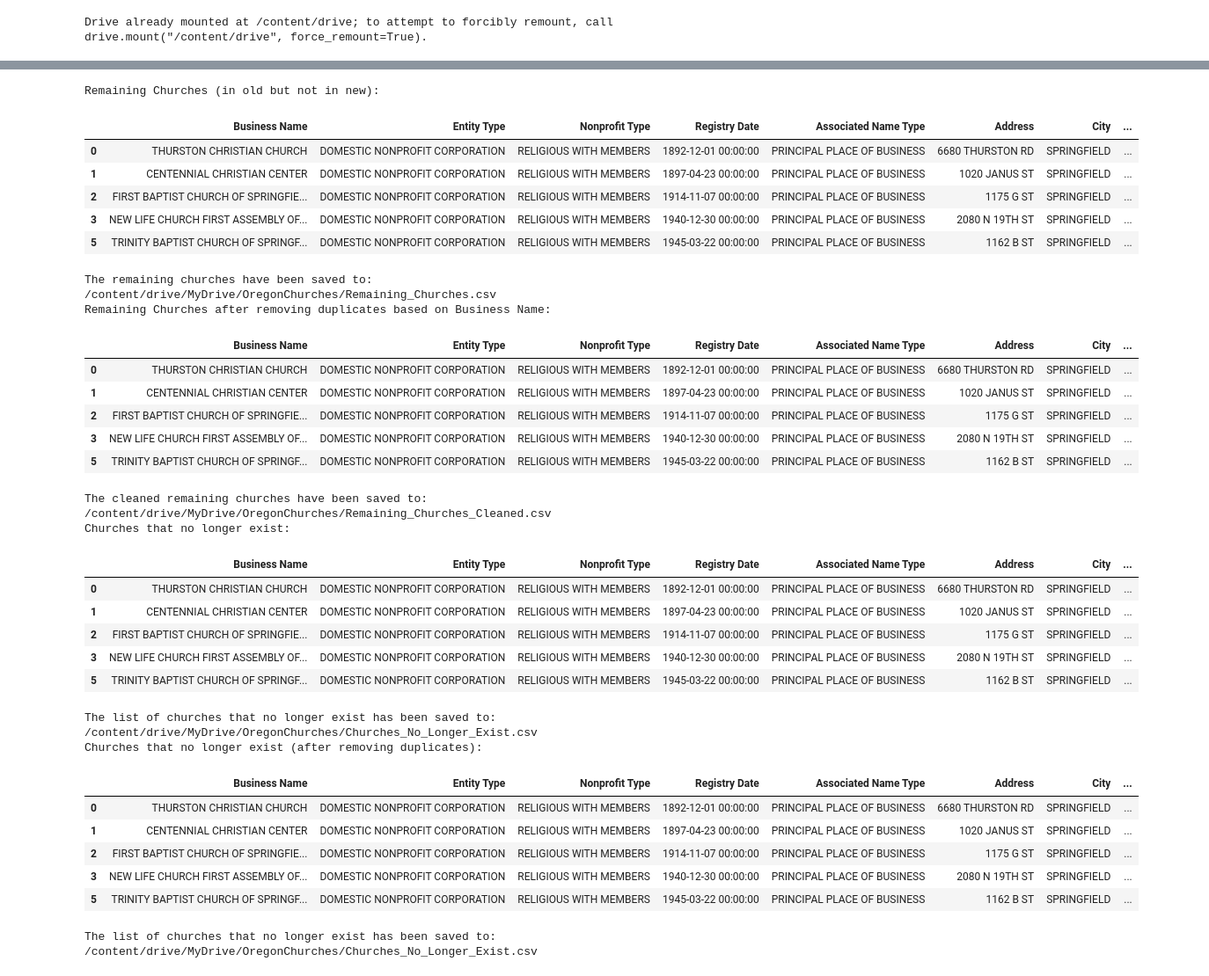
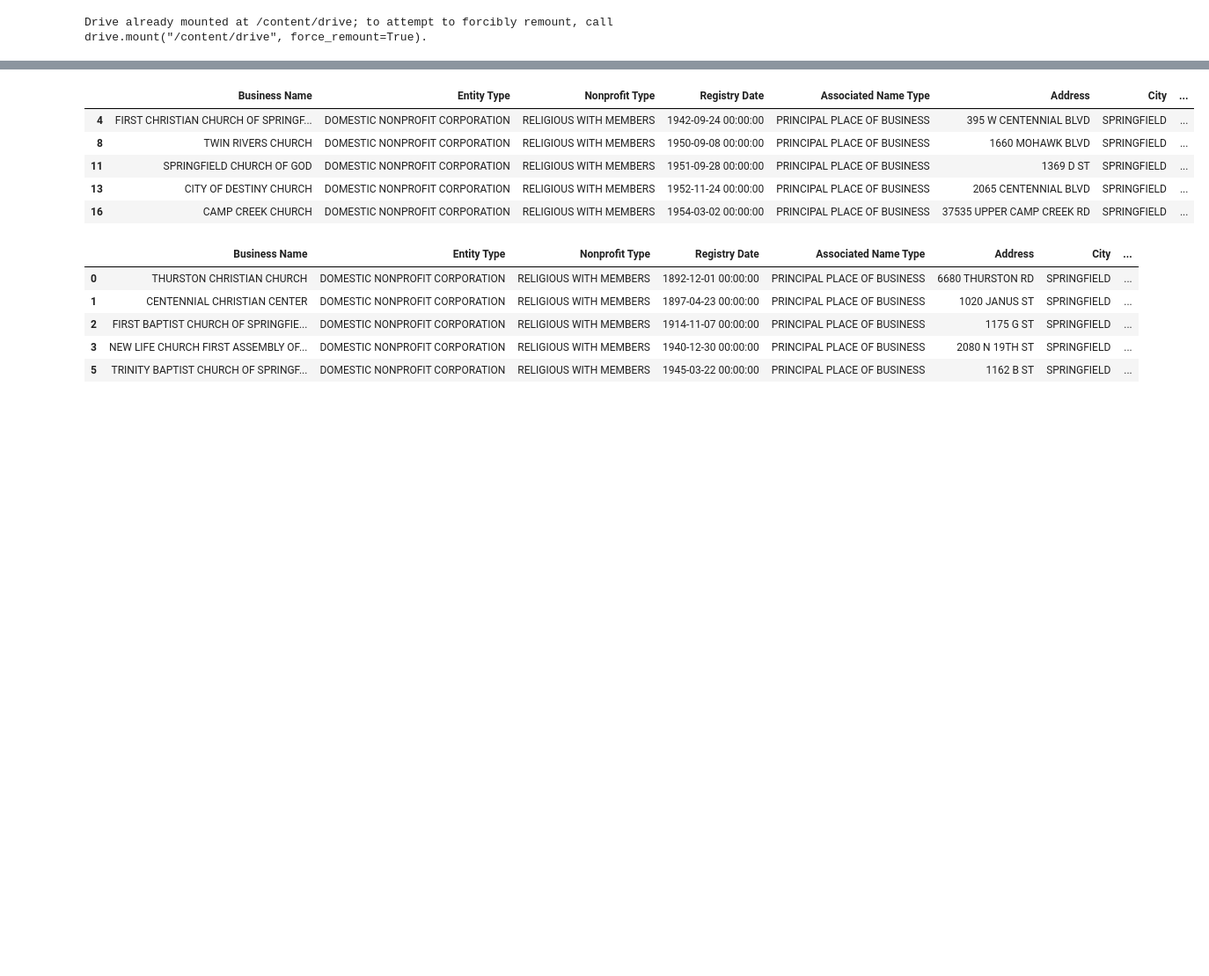
Before and after one commit to dlee67/GlooHackathon, a Jupyter notebook: src/GlooHackathon.ipynb, the cells around one changed output, grey strips where cells are left out. Shown: that part at 88% size. Saved outputs shown, nothing was run; the diff lists cells and outputs as text; code cells hidden in the pictures; blank space fills up the shorter version.

```diff
--- a/src/GlooHackathon.ipynb
+++ b/src/GlooHackathon.ipynb
@@ -30,13 +30,10 @@ common_columns_3 = [col for col in common_columns if col in df_old_3.columns]
 df_old_1_filtered = df_old_1[common_columns_1]
 df_old_2_filtered = df_old_2[common_columns_2]
 df_old_3_filtered = df_old_3[common_columns_3]
-
 df_old_merged = pd.concat([df_old_1_filtered, df_old_2_filtered, df_old_3_filtered], ignore_index=True)
 
 df_latest = pd.read_csv(latest_churches)
-
 df_latest.columns = df_latest.columns.str.strip()
-
 df_latest_renamed = df_latest.rename(columns={
     'NAME': 'Business Name',
     'STREET': 'Address',
@@ -46,6 +43,10 @@ df_latest_renamed = df_latest.rename(columns={
 })
 
 df_latest_filtered = df_latest_renamed[[col for col in common_columns if col in df_latest_renamed.columns]]
+df_latest_filtered = df_latest_filtered[df_latest_filtered['Business Name'].str.contains('church', case=False, na=False)]
+df_latest_filtered_file = '/content/drive/MyDrive/OregonChurches/Churches_Latest.csv'
+df_latest_filtered.to_csv(df_latest_filtered_file, index=False)
+
 display(df_old_merged.head())
 display(df_latest_filtered.head())
 # %% [output]
@@ -84,47 +65,25 @@ Aligned Latest Churches:
 # %%
-remaining_churches = df_old_merged[~df_old_merged['Business Name'].isin(df_latest_filtered['Business Name'])]
-remaining_churches_file = '/content/drive/MyDrive/OregonChurches/Remaining_Churches.csv'
-remaining_churches.to_csv(remaining_churches_file, index=False)
+remaining_churches = df_old_merged[df_old_merged['Business Name'].isin(df_latest_filtered['Business Name'])]
 remaining_churches_cleaned = remaining_churches.drop_duplicates(subset=['Business Name'])
-remaining_churches_cleaned_file = '/content/drive/MyDrive/OregonChurches/Remaining_Churches_Cleaned.csv'
-remaining_churches_cleaned.to_csv(remaining_churches_cleaned_file, index=False)
+remaining_churches_file = '/content/drive/MyDrive/OregonChurches/Remaining_Churches_Cleaned.csv'
+remaining_churches_cleaned.to_csv(remaining_churches_file, index=False)
 display(remaining_churches_cleaned.head())
 
 churches_no_longer_exist = df_old_merged[~df_old_merged['Business Name'].isin(df_latest_filtered['Business Name'])]
-churches_no_longer_exist = churches_no_longer_exist.drop_duplicates(subset=['Business Name'])
-no_longer_exist_file = '/content/drive/MyDrive/OregonChurches/Churches_No_Longer_Exist.csv'
-churches_no_longer_exist.to_csv(no_longer_exist_file, index=False)
-display(churches_no_longer_exist.head())
+churches_no_longer_exist_cleaned = churches_no_longer_exist.drop_duplicates(subset=['Business Name'])
+no_longer_exist_file = '/content/drive/MyDrive/OregonChurches/Churches_No_Longer_Exist_Cleaned.csv'
+churches_no_longer_exist_cleaned.to_csv(no_longer_exist_file, index=False)
+display(churches_no_longer_exist_cleaned.head())
 # %% [output]
-Remaining Churches (in old but not in new):
 |  | Business Name | Entity Type | Nonprofit Type | Registry Date | Associated Name Type | Address | City | ... |
-| 0 | THURSTON CHRISTIAN CHURCH | DOMESTIC NONPROFIT CORPORATION | RELIGIOUS WITH MEMBERS | 1892-12-01 00:00:00 | PRINCIPAL PLACE OF BUSINESS | 6680 THURSTON RD | SPRINGFIELD | ... |
-| 1 | CENTENNIAL CHRISTIAN CENTER | DOMESTIC NONPROFIT CORPORATION | RELIGIOUS WITH MEMBERS | 1897-04-23 00:00:00 | PRINCIPAL PLACE OF BUSINESS | 1020 JANUS ST | SPRINGFIELD | ... |
-| 2 | FIRST BAPTIST CHURCH OF SPRINGFIE... | DOMESTIC NONPROFIT CORPORATION | RELIGIOUS WITH MEMBERS | 1914-11-07 00:00:00 | PRINCIPAL PLACE OF BUSINESS | 1175 G ST | SPRINGFIELD | ... |
-| 3 | NEW LIFE CHURCH FIRST ASSEMBLY OF... | DOMESTIC NONPROFIT CORPORATION | RELIGIOUS WITH MEMBERS | 1940-12-30 00:00:00 | PRINCIPAL PLACE OF BUSINESS | 2080 N 19TH ST | SPRINGFIELD | ... |
-| 5 | TRINITY BAPTIST CHURCH OF SPRINGF... | DOMESTIC NONPROFIT CORPORATION | RELIGIOUS WITH MEMBERS | 1945-03-22 00:00:00 | PRINCIPAL PLACE OF BUSINESS | 1162 B ST | SPRINGFIELD | ... |
+| 4 | FIRST CHRISTIAN CHURCH OF SPRINGF... | DOMESTIC NONPROFIT CORPORATION | RELIGIOUS WITH MEMBERS | 1942-09-24 00:00:00 | PRINCIPAL PLACE OF BUSINESS | 395 W CENTENNIAL BLVD | SPRINGFIELD | ... |
+| 8 | TWIN RIVERS CHURCH | DOMESTIC NONPROFIT CORPORATION | RELIGIOUS WITH MEMBERS | 1950-09-08 00:00:00 | PRINCIPAL PLACE OF BUSINESS | 1660 MOHAWK BLVD | SPRINGFIELD | ... |
+| 11 | SPRINGFIELD CHURCH OF GOD | DOMESTIC NONPROFIT CORPORATION | RELIGIOUS WITH MEMBERS | 1951-09-28 00:00:00 | PRINCIPAL PLACE OF BUSINESS | 1369 D ST | SPRINGFIELD | ... |
+| 13 | CITY OF DESTINY CHURCH | DOMESTIC NONPROFIT CORPORATION | RELIGIOUS WITH MEMBERS | 1952-11-24 00:00:00 | PRINCIPAL PLACE OF BUSINESS | 2065 CENTENNIAL BLVD | SPRINGFIELD | ... |
+| 16 | CAMP CREEK CHURCH | DOMESTIC NONPROFIT CORPORATION | RELIGIOUS WITH MEMBERS | 1954-03-02 00:00:00 | PRINCIPAL PLACE OF BUSINESS | 37535 UPPER CAMP CREEK RD | SPRINGFIELD | ... |
-The remaining churches have been saved to: /content/drive/MyDrive/OregonChurches/Remaining_Churches.csv
-Remaining Churches after removing duplicates based on Business Name:
 |  | Business Name | Entity Type | Nonprofit Type | Registry Date | Associated Name Type | Address | City | ... |
 | 0 | THURSTON CHRISTIAN CHURCH | DOMESTIC NONPROFIT CORPORATION | RELIGIOUS WITH MEMBERS | 1892-12-01 00:00:00 | PRINCIPAL PLACE OF BUSINESS | 6680 THURSTON RD | SPRINGFIELD | ... |
 | 1 | CENTENNIAL CHRISTIAN CENTER | DOMESTIC NONPROFIT CORPORATION | RELIGIOUS WITH MEMBERS | 1897-04-23 00:00:00 | PRINCIPAL PLACE OF BUSINESS | 1020 JANUS ST | SPRINGFIELD | ... |
 | 2 | FIRST BAPTIST CHURCH OF SPRINGFIE... | DOMESTIC NONPROFIT CORPORATION | RELIGIOUS WITH MEMBERS | 1914-11-07 00:00:00 | PRINCIPAL PLACE OF BUSINESS | 1175 G ST | SPRINGFIELD | ... |
 | 3 | NEW LIFE CHURCH FIRST ASSEMBLY OF... | DOMESTIC NONPROFIT CORPORATION | RELIGIOUS WITH MEMBERS | 1940-12-30 00:00:00 | PRINCIPAL PLACE OF BUSINESS | 2080 N 19TH ST | SPRINGFIELD | ... |
 | 5 | TRINITY BAPTIST CHURCH OF SPRINGF... | DOMESTIC NONPROFIT CORPORATION | RELIGIOUS WITH MEMBERS | 1945-03-22 00:00:00 | PRINCIPAL PLACE OF BUSINESS | 1162 B ST | SPRINGFIELD | ... |
-The cleaned remaining churches have been saved to: /content/drive/MyDrive/OregonChurches/Remaining_Churches_Cleaned.csv
-Churches that no longer exist:
-|  | Business Name | Entity Type | Nonprofit Type | Registry Date | Associated Name Type | Address | City | ... |
-| 0 | THURSTON CHRISTIAN CHURCH | DOMESTIC NONPROFIT CORPORATION | RELIGIOUS WITH MEMBERS | 1892-12-01 00:00:00 | PRINCIPAL PLACE OF BUSINESS | 6680 THURSTON RD | SPRINGFIELD | ... |
-| 1 | CENTENNIAL CHRISTIAN CENTER | DOMESTIC NONPROFIT CORPORATION | RELIGIOUS WITH MEMBERS | 1897-04-23 00:00:00 | PRINCIPAL PLACE OF BUSINESS | 1020 JANUS ST | SPRINGFIELD | ... |
-| 2 | FIRST BAPTIST CHURCH OF SPRINGFIE... | DOMESTIC NONPROFIT CORPORATION | RELIGIOUS WITH MEMBERS | 1914-11-07 00:00:00 | PRINCIPAL PLACE OF BUSINESS | 1175 G ST | SPRINGFIELD | ... |
-| 3 | NEW LIFE CHURCH FIRST ASSEMBLY OF... | DOMESTIC NONPROFIT CORPORATION | RELIGIOUS WITH MEMBERS | 1940-12-30 00:00:00 | PRINCIPAL PLACE OF BUSINESS | 2080 N 19TH ST | SPRINGFIELD | ... |
-| 5 | TRINITY BAPTIST CHURCH OF SPRINGF... | DOMESTIC NONPROFIT CORPORATION | RELIGIOUS WITH MEMBERS | 1945-03-22 00:00:00 | PRINCIPAL PLACE OF BUSINESS | 1162 B ST | SPRINGFIELD | ... |
-The list of churches that no longer exist has been saved to: /content/drive/MyDrive/OregonChurches/Churches_No_Longer_Exist.csv
-Churches that no longer exist (after removing duplicates):
-|  | Business Name | Entity Type | Nonprofit Type | Registry Date | Associated Name Type | Address | City | ... |
-| 0 | THURSTON CHRISTIAN CHURCH | DOMESTIC NONPROFIT CORPORATION | RELIGIOUS WITH MEMBERS | 1892-12-01 00:00:00 | PRINCIPAL PLACE OF BUSINESS | 6680 THURSTON RD | SPRINGFIELD | ... |
-| 1 | CENTENNIAL CHRISTIAN CENTER | DOMESTIC NONPROFIT CORPORATION | RELIGIOUS WITH MEMBERS | 1897-04-23 00:00:00 | PRINCIPAL PLACE OF BUSINESS | 1020 JANUS ST | SPRINGFIELD | ... |
-| 2 | FIRST BAPTIST CHURCH OF SPRINGFIE... | DOMESTIC NONPROFIT CORPORATION | RELIGIOUS WITH MEMBERS | 1914-11-07 00:00:00 | PRINCIPAL PLACE OF BUSINESS | 1175 G ST | SPRINGFIELD | ... |
-| 3 | NEW LIFE CHURCH FIRST ASSEMBLY OF... | DOMESTIC NONPROFIT CORPORATION | RELIGIOUS WITH MEMBERS | 1940-12-30 00:00:00 | PRINCIPAL PLACE OF BUSINESS | 2080 N 19TH ST | SPRINGFIELD | ... |
-| 5 | TRINITY BAPTIST CHURCH OF SPRINGF... | DOMESTIC NONPROFIT CORPORATION | RELIGIOUS WITH MEMBERS | 1945-03-22 00:00:00 | PRINCIPAL PLACE OF BUSINESS | 1162 B ST | SPRINGFIELD | ... |
-The list of churches that no longer exist has been saved to: /content/drive/MyDrive/OregonChurches/Churches_No_Longer_Exist.csv
```
Also changed, not shown: parts of 1 cell of this notebook, 2 other files.
